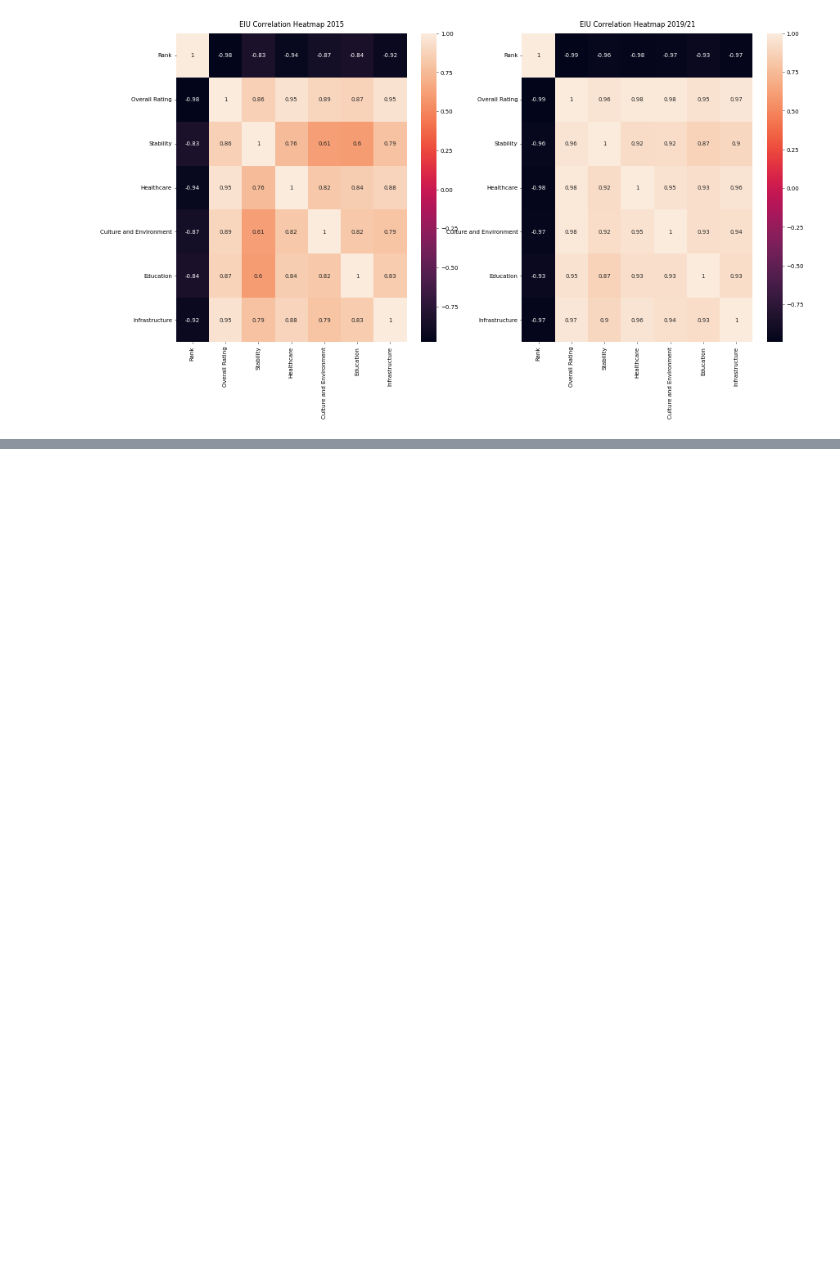
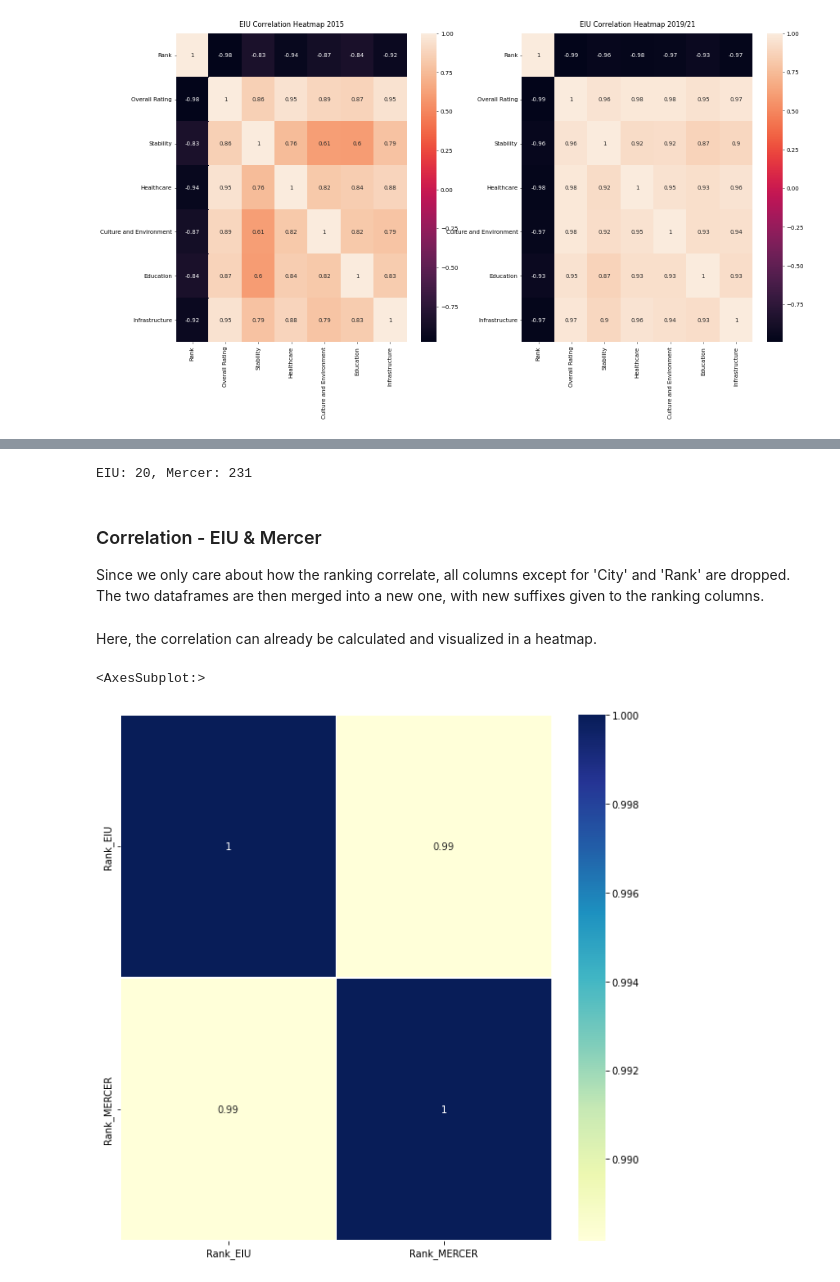
Before and after one commit to lukasthekid/liveability-ex, a Jupyter notebook: ex3.ipynb, the cells around one changed output, grey strips where cells are left out. Drawn from its saved outputs; the diff is of its cells as text; code cells hidden in the pictures; blank space fills up the shorter version.

```diff
--- a/ex3.ipynb
+++ b/ex3.ipynb
@@ -395,0 +403,21 @@ Text(0.5, 1.0, 'EIU Correlation Heatmap 2019/21')
+# %%
+print(f"EIU: {len(liveability_2019_eiu)}, Mercer: {len(liveability_2019_mercer)}")
+# %% [output]
+EIU: 20, Mercer: 231
+# %% [markdown]
+### Correlation - EIU & Mercer
+
+Since we only care about how the ranking correlate, all columns except for 'City' and 'Rank' are dropped. The two dataframes are then merged into a new one, with new suffixes given to the ranking columns.
+# %%
+eiu_2019 = liveability_2019_eiu[['City', 'Rank']]
+mercer_2019 = liveability_2019_mercer[['City', 'Rank']]
+# %%
+combined = pd.merge(eiu_2019, mercer_2019, on='City', how='outer', suffixes=["_EIU", "_MERCER"])
+# %% [markdown]
+Here, the correlation can already be calculated and visualized in a heatmap.
+# %%
+fig, ax = plt.subplots(figsize=(10,10))
+sns.heatmap(combined.corr(), annot=True, linewidths=.5, ax=ax, cmap="YlGnBu")
+# %% [output]
+<AxesSubplot:>
+[figure, added]
```
Also changed, not shown: parts of 17 cells of this notebook.
